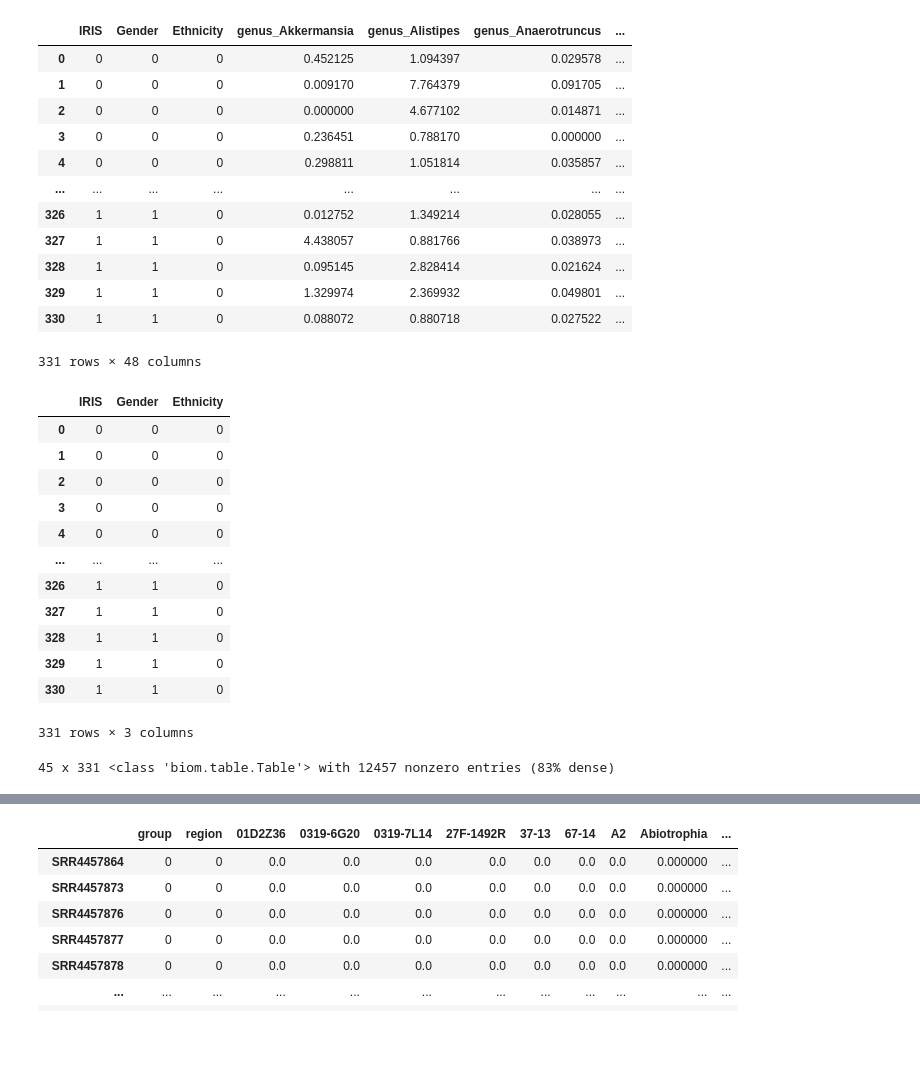
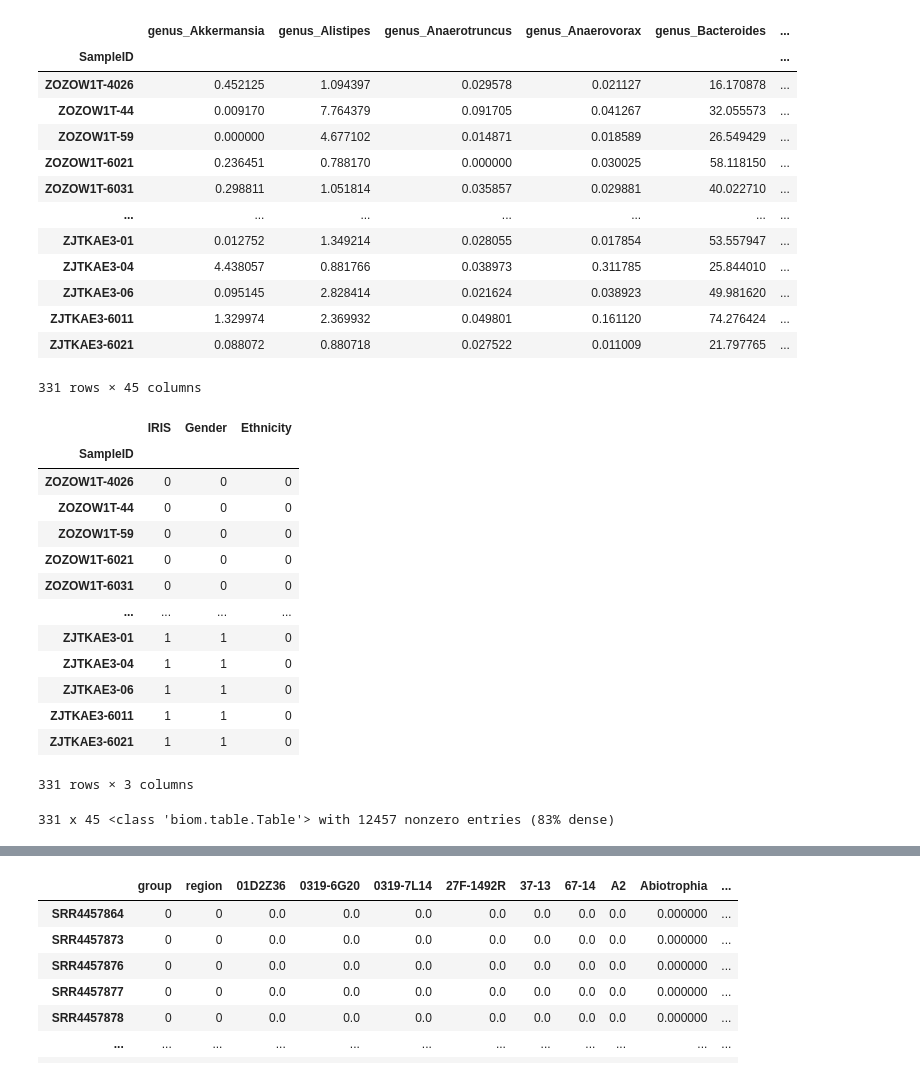
Before and after one commit to nzhang20/Causal-Discovery-on-Gut-Microbial-Data-for-Disease-Risk-Prediction, a Jupyter notebook: notebooks/birdman-test.ipynb, the cells around one changed output, grey strips where cells are left out. Saved outputs shown, nothing was run; the diff lists cells and outputs as text; code cells hidden in the pictures; blank space fills up the shorter version.

```diff
--- a/notebooks/birdman-test.ipynb
+++ b/notebooks/birdman-test.ipynb
@@ -105,45 +105,46 @@ def posterior_alr_to_clr(
     return new_posterior
 # %%
 # T2D
-t2d = pd.read_csv('../data/t2d/clean.csv', index_col=0)
-t2d
+otu_table = pd.read_csv('../data/t2d/otu_table.csv', index_col=0)
+otu_table
 # %% [output]
-|  | IRIS | Gender | Ethnicity | genus_Akkermansia | genus_Alistipes | genus_Anaerotruncus | ... |
-| 0 | 0 | 0 | 0 | 0.452125 | 1.094397 | 0.029578 | ... |
-| 1 | 0 | 0 | 0 | 0.009170 | 7.764379 | 0.091705 | ... |
-| 2 | 0 | 0 | 0 | 0.000000 | 4.677102 | 0.014871 | ... |
-| 3 | 0 | 0 | 0 | 0.236451 | 0.788170 | 0.000000 | ... |
-| 4 | 0 | 0 | 0 | 0.298811 | 1.051814 | 0.035857 | ... |
-| ... | ... | ... | ... | ... | ... | ... | ... |
-| 326 | 1 | 1 | 0 | 0.012752 | 1.349214 | 0.028055 | ... |
-| 327 | 1 | 1 | 0 | 4.438057 | 0.881766 | 0.038973 | ... |
-| 328 | 1 | 1 | 0 | 0.095145 | 2.828414 | 0.021624 | ... |
-| 329 | 1 | 1 | 0 | 1.329974 | 2.369932 | 0.049801 | ... |
-| 330 | 1 | 1 | 0 | 0.088072 | 0.880718 | 0.027522 | ... |
+|  | genus_Akkermansia | genus_Alistipes | genus_Anaerotruncus | genus_Anaerovorax | genus_Bacteroides | ... |
+| SampleID |  |  |  |  |  | ... |
+| ZOZOW1T-4026 | 0.452125 | 1.094397 | 0.029578 | 0.021127 | 16.170878 | ... |
+| ZOZOW1T-44 | 0.009170 | 7.764379 | 0.091705 | 0.041267 | 32.055573 | ... |
+| ZOZOW1T-59 | 0.000000 | 4.677102 | 0.014871 | 0.018589 | 26.549429 | ... |
+| ZOZOW1T-6021 | 0.236451 | 0.788170 | 0.000000 | 0.030025 | 58.118150 | ... |
+| ZOZOW1T-6031 | 0.298811 | 1.051814 | 0.035857 | 0.029881 | 40.022710 | ... |
+| ... | ... | ... | ... | ... | ... | ... |
+| ZJTKAE3-01 | 0.012752 | 1.349214 | 0.028055 | 0.017854 | 53.557947 | ... |
+| ZJTKAE3-04 | 4.438057 | 0.881766 | 0.038973 | 0.311785 | 25.844010 | ... |
+| ZJTKAE3-06 | 0.095145 | 2.828414 | 0.021624 | 0.038923 | 49.981620 | ... |
+| ZJTKAE3-6011 | 1.329974 | 2.369932 | 0.049801 | 0.161120 | 74.276424 | ... |
+| ZJTKAE3-6021 | 0.088072 | 0.880718 | 0.027522 | 0.011009 | 21.797765 | ... |
-331 rows × 48 columns
+331 rows × 45 columns
 # %%
-metadata = t2d[['IRIS', 'Gender', 'Ethnicity']]
+metadata = pd.read_csv('../data/t2d/metadata.csv', index_col=0)
 metadata
 # %% [output]
 |  | IRIS | Gender | Ethnicity |
-| 0 | 0 | 0 | 0 |
-| 1 | 0 | 0 | 0 |
-| 2 | 0 | 0 | 0 |
-| 3 | 0 | 0 | 0 |
-| 4 | 0 | 0 | 0 |
+| SampleID |  |  |  |
+| ZOZOW1T-4026 | 0 | 0 | 0 |
+| ZOZOW1T-44 | 0 | 0 | 0 |
+| ZOZOW1T-59 | 0 | 0 | 0 |
+| ZOZOW1T-6021 | 0 | 0 | 0 |
+| ZOZOW1T-6031 | 0 | 0 | 0 |
 | ... | ... | ... | ... |
-| 326 | 1 | 1 | 0 |
-| 327 | 1 | 1 | 0 |
-| 328 | 1 | 1 | 0 |
-| 329 | 1 | 1 | 0 |
-| 330 | 1 | 1 | 0 |
+| ZJTKAE3-01 | 1 | 1 | 0 |
+| ZJTKAE3-04 | 1 | 1 | 0 |
+| ZJTKAE3-06 | 1 | 1 | 0 |
+| ZJTKAE3-6011 | 1 | 1 | 0 |
+| ZJTKAE3-6021 | 1 | 1 | 0 |
 331 rows × 3 columns
 # %%
-otu_table = t2d.iloc[:, 3:].T
 otu_table = Table(otu_table.to_numpy(), observation_ids=list(otu_table.index), sample_ids=list(otu_table.columns))
 otu_table
 # %% [output]
-45 x 331 <class 'biom.table.Table'> with 12457 nonzero entries (83% dense)
+331 x 45 <class 'biom.table.Table'> with 12457 nonzero entries (83% dense)
 # %%
 otu_table = pd.read_csv('../data/t2d/otu_table.csv', index_col=0).T
 otu_table = Table(otu_table.to_numpy(), observation_ids=list(otu_table.index), sample_ids=list(otu_table.columns))
```
Also changed, not shown: parts of 3 cells of this notebook, 1 other file.
